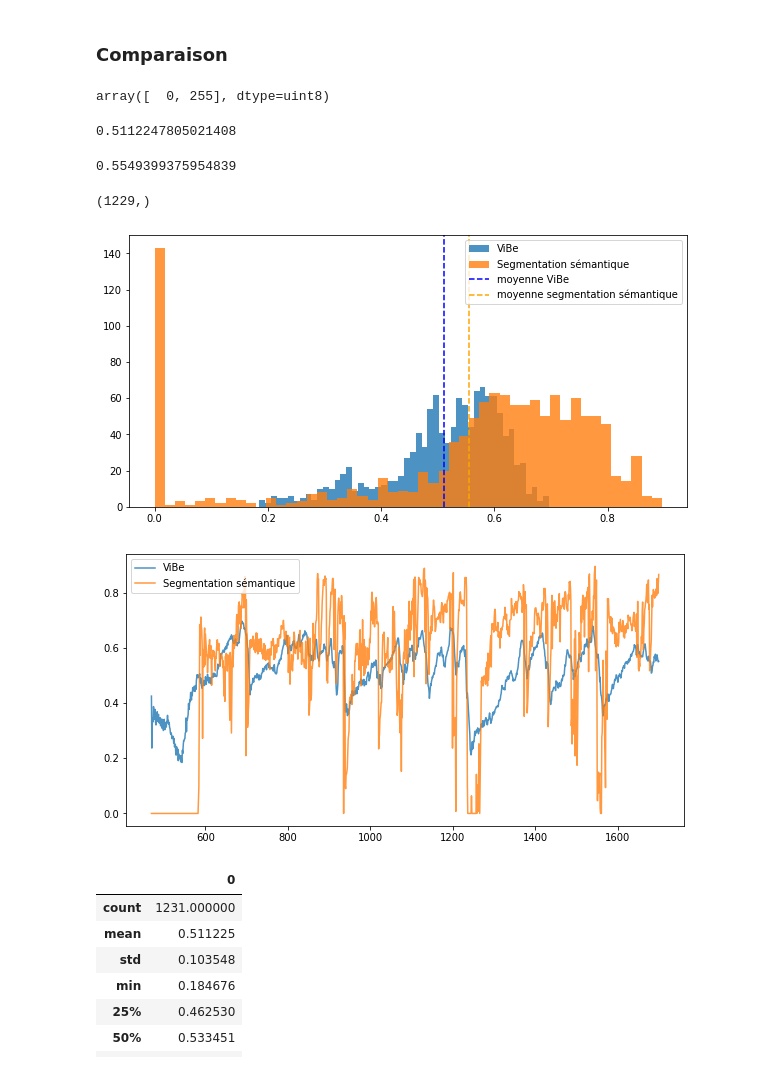
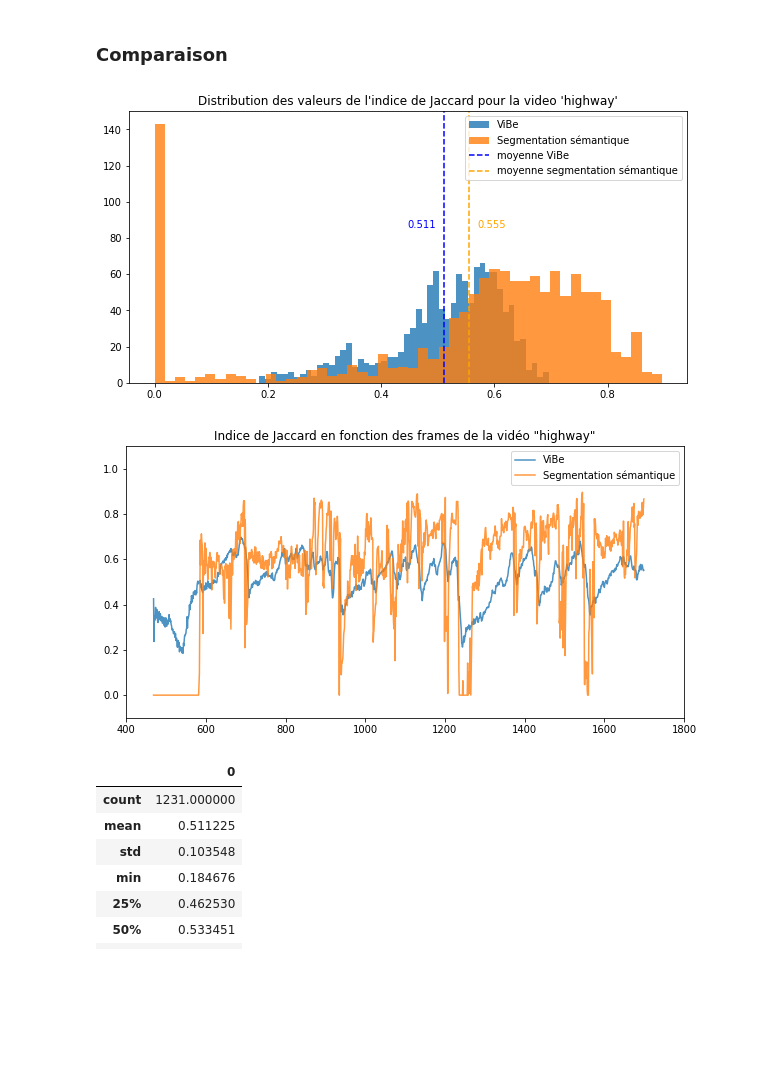
Before and after one commit to GuillaumeGirouard/INF6804, a Jupyter notebook: TP2/tp2.ipynb, the cells around one changed output. Drawn from its saved outputs; the diff is of its cells as text; code cells hidden in the pictures; blank space fills up the shorter version.

```diff
--- a/TP2/tp2.ipynb
+++ b/TP2/tp2.ipynb
@@ -123,19 +123,19 @@ output_data_sem_seg,output_data_vibe=output_dataset(labels)
 # %%
 nb_image,input_data,groundTruth_data=init_dataset(labels)
 # %%
-im_out=io.imread(output_data_vibe["pedestrians"][1010])
-im_out=io.imread(output_data_sem_seg["pedestrians"][1010])
+im_out=io.imread(output_data_vibe["pedestrians"][370])
+im_out=io.imread(output_data_sem_seg["pedestrians"][370])
 im_out[im_out==188]=255
-grdtruth=io.imread(groundTruth_data["pedestrians"][1010])
+grdtruth=io.imread(groundTruth_data["pedestrians"][370])
 #grdtruth[grdtruth>=170]=255
-grdtruth[grdtruth>=50]=255
+#grdtruth[grdtruth>=50]=255
 
 #sol pour plus de perf pour vibe
 #im_out=cv2.blur(im_out,(5,5))
 #im_out[im_out!=0]=255 -> seuil(ici =0) réglable
 
-#grdtruth[grdtruth<=170]=0
-#grdtruth[grdtruth<=50]=0
+grdtruth[grdtruth<=170]=0
+grdtruth[grdtruth<=50]=0
 plt.imshow(grdtruth,cmap="gray")
 plt.show()
 plt.imshow(im_out,cmap="gray")
@@ -1870,40 +1870,32 @@ for i in range(len(groundtruth_of_label)):
     grdtruth[grdtruth<=170]=0
     #grdtruth[grdtruth<=50]=0
     jaccard_coeff_sem_seg.append(jaccardCoeff(out_sem_seg,grdtruth))
-# %%
-np.unique(out_sem_seg)
-# %% [output]
-array([  0, 255], dtype=uint8)
-# %%
-np.mean(jaccard_coeff_vibe)
-# %% [output]
-0.5112247805021408
-# %%
-np.mean(jaccard_coeff_sem_seg)
-# %% [output]
-0.5549399375954839
-# %%
-np.shape(np.unique(jaccard_coeff_vibe))
-# %% [output]
-(1229,)
 # %%
 plt.figure(figsize=(10,5))
 plt.hist(jaccard_coeff_vibe,bins=50,alpha=0.8,label="ViBe")
 plt.hist(jaccard_coeff_sem_seg,bins=50,alpha=0.8,label="Segmentation sémantique")
 plt.axvline(np.mean(jaccard_coeff_vibe), color="blue", ls="--",label="moyenne ViBe")
 plt.axvline(np.mean(jaccard_coeff_sem_seg), color="orange", ls="--",label="moyenne segmentation sémantique")
+plt.text(np.mean(jaccard_coeff_vibe)-0.04,90, "{:.3f}".format(np.mean(jaccard_coeff_vibe)), color='blue',
+            ha='center', va='top')
+plt.text(np.mean(jaccard_coeff_sem_seg)+0.04,90, "{:.3f}".format(np.mean(jaccard_coeff_sem_seg)), color='orange',
+            ha='center', va='top')
+plt.title("Distribution des valeurs de l'indice de Jaccard pour la video 'highway'")
 plt.legend()
 plt.show()
 # %% [output]
-[figure, old version]
+[figure, new version]
 # %%
 plt.figure(figsize=(10,5))
 plt.plot(range(469,len(groundtruth_of_label)+469),jaccard_coeff_vibe,alpha=0.8,label="ViBe")
 plt.plot(range(469,len(groundtruth_of_label)+469),jaccard_coeff_sem_seg,alpha=0.8,label="Segmentation sémantique")
+plt.title('Indice de Jaccard en fonction des frames de la vidéo "highway"')
+plt.ylim([-0.1,1.1])
+plt.xlim([400,1800])
 plt.legend()
 plt.show()
 # %% [output]
-[figure, old version]
+[figure, new version]
 # %%
 import pandas as pd
 df = pd.DataFrame(jaccard_coeff_vibe)
```
Also changed, not shown: parts of 12 cells of this notebook.
